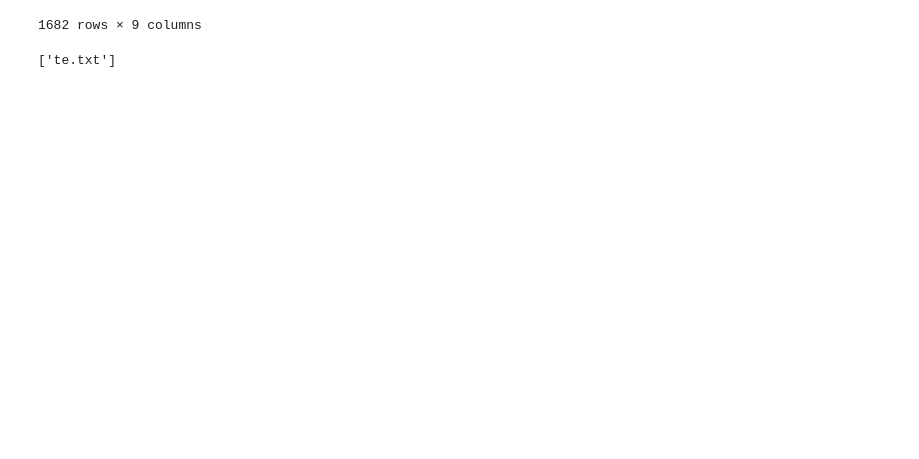
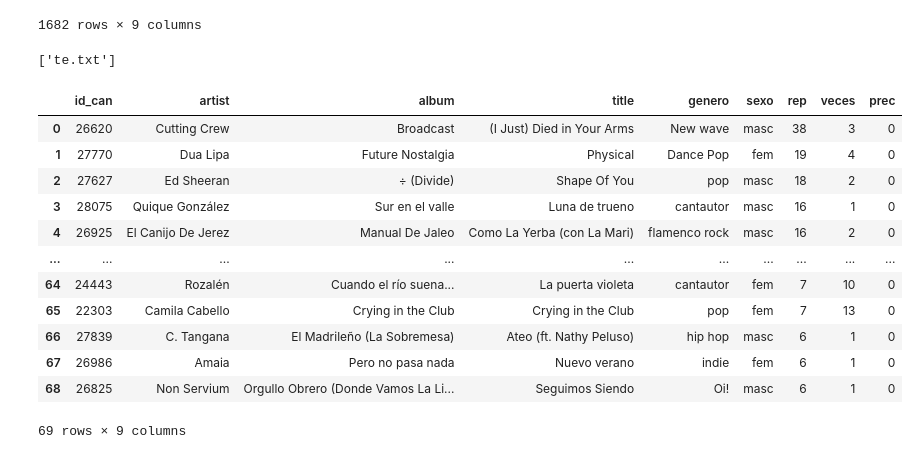
Before and after one commit to emarfer/musicable, a Jupyter notebook: notebooks/07_crear_lista_Rep.ipynb, the cells around one changed output. Cells and saved outputs as stored; diff of their text form; code cells hidden in the pictures; blank space fills up the shorter version.

```diff
--- a/notebooks/07_crear_lista_Rep.ipynb
+++ b/notebooks/07_crear_lista_Rep.ipynb
@@ -237,3 +237,23 @@ carpeta = '../output/listas_rep/'
 nombre = 'totality'
 # %%
 listilla(carpeta,nombre,total)
+# %%
+query = '''
+select id_can, artist, album, title, genero, sexo, rep, veces,prec from prediction_dos
+where veces > 0 or prec is True
+'''
+pd.read_sql_query(query,engine)
+# %% [output]
+|  | id_can | artist | album | title | genero | sexo | rep | veces | prec |
+| 0 | 26620 | Cutting Crew | Broadcast | (I Just) Died in Your Arms | New wave | masc | 38 | 3 | 0 |
+| 1 | 27770 | Dua Lipa | Future Nostalgia | Physical | Dance Pop | fem | 19 | 4 | 0 |
+| 2 | 27627 | Ed Sheeran | ÷ (Divide) | Shape Of You | pop | masc | 18 | 2 | 0 |
+| 3 | 28075 | Quique González | Sur en el valle | Luna de trueno | cantautor | masc | 16 | 1 | 0 |
+| 4 | 26925 | El Canijo De Jerez | Manual De Jaleo | Como La Yerba (con La Mari) | flamenco rock | masc | 16 | 2 | 0 |
+| ... | ... | ... | ... | ... | ... | ... | ... | ... | ... |
+| 64 | 24443 | Rozalén | Cuando el río suena... | La puerta violeta | cantautor | fem | 7 | 10 | 0 |
+| 65 | 22303 | Camila Cabello | Crying in the Club | Crying in the Club | pop | fem | 7 | 13 | 0 |
+| 66 | 27839 | C. Tangana | El Madrileño (La Sobremesa) | Ateo (ft. Nathy Peluso) | hip hop | masc | 6 | 1 | 0 |
+| 67 | 26986 | Amaia | Pero no pasa nada | Nuevo verano | indie | fem | 6 | 1 | 0 |
+| 68 | 26825 | Non Servium | Orgullo Obrero (Donde Vamos La Li... | Seguimos Siendo | Oi! | masc | 6 | 1 | 0 |
+69 rows × 9 columns
```
Also changed, not shown: 6 other files.
